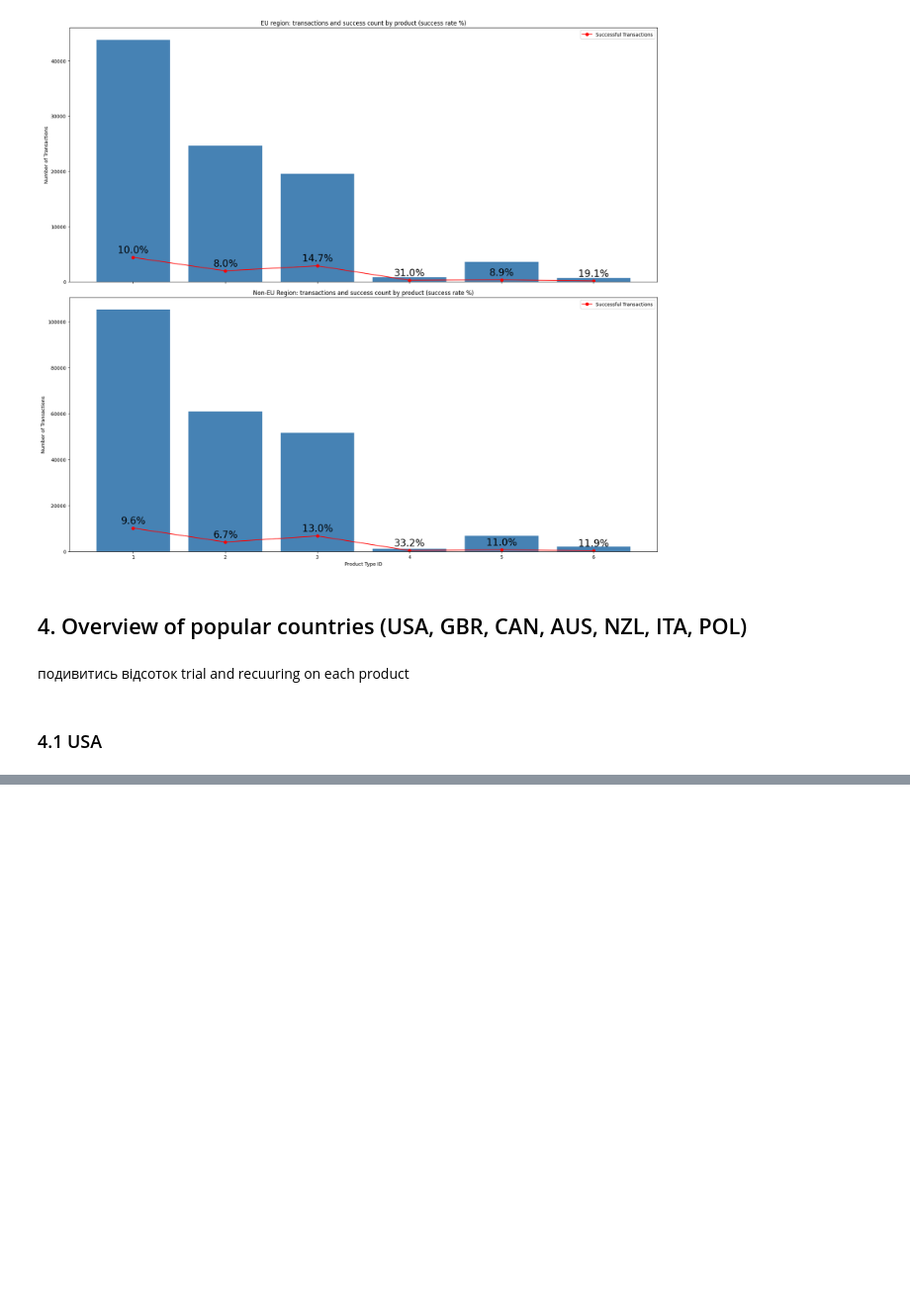
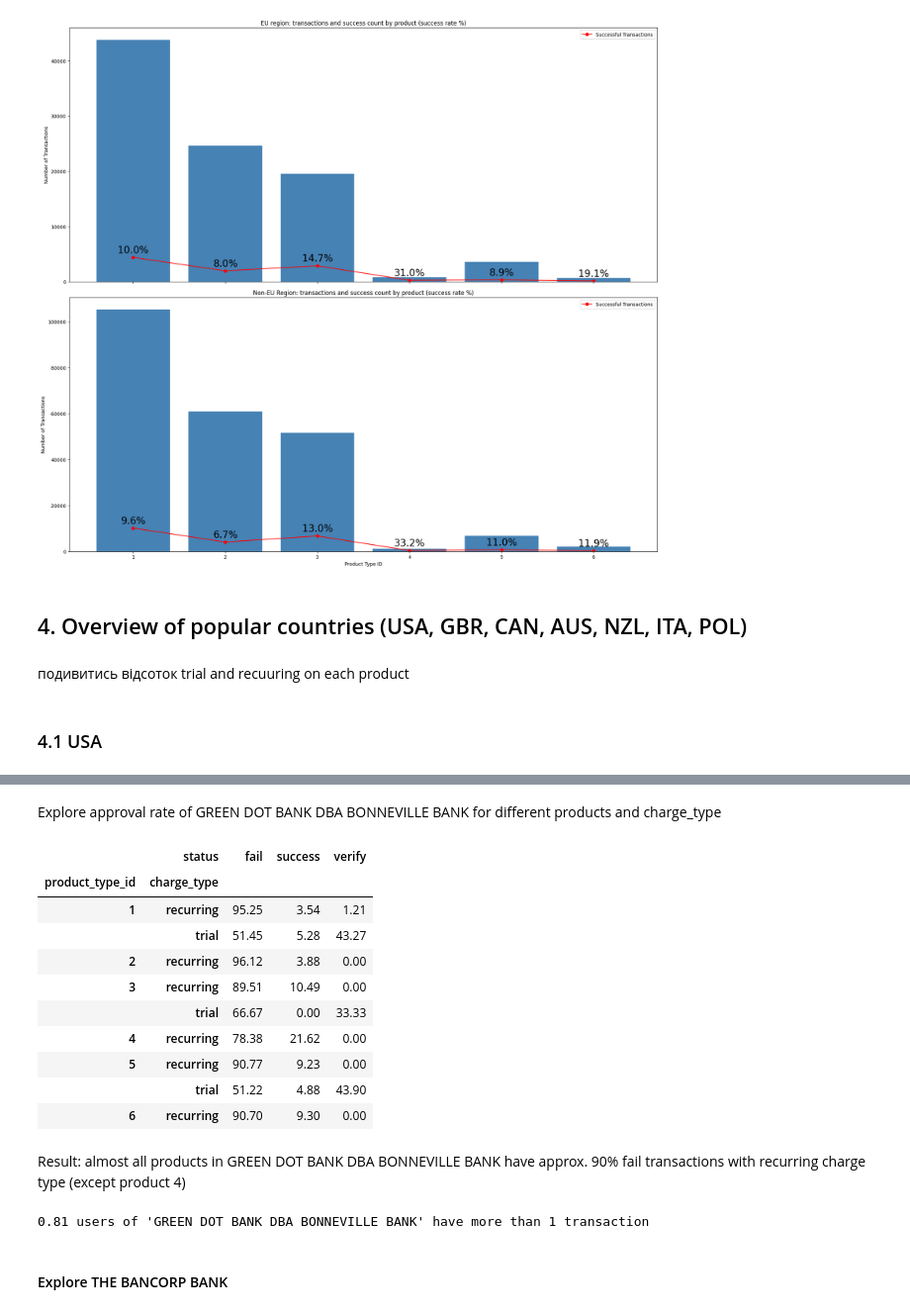
Before and after one commit to darynka-h/-transaction_eda, a Jupyter notebook: appflame_test/transaction_eda.ipynb, the cells around one changed output, grey strips where cells are left out. Shown at 99% size. Saved outputs shown, nothing was run; the diff lists cells and outputs as text; code cells hidden in the pictures; blank space fills up the shorter version.

```diff
--- a/appflame_test/transaction_eda.ipynb
+++ b/appflame_test/transaction_eda.ipynb
@@ -493,0 +445,35 @@ The most subscribed product in non Europe countries 1 (count: 4266)
+# %%
+def trial_recurr_success_rate(df):
+    status_counts = df.groupby(['product_type_id', 'charge_type', 'status'])['order_id'].count().unstack(fill_value=0)
+    status_counts['total'] = status_counts.sum(axis=1)
+
+    status_percent = (status_counts.div(status_counts['total'], axis=0) * 100).round(2)
+    status_percent = status_percent.drop(columns='total')
+
+    return status_percent
+# %% [markdown]
+Explore approval rate of GREEN DOT BANK DBA BONNEVILLE BANK for different products and charge_type
+# %%
+trial_recurr_success_rate(green_bank_usa)
+# %% [output]
+|  | status | fail | success | verify |
+| product_type_id | charge_type |  |  |  |
+| 1 | recurring | 95.25 | 3.54 | 1.21 |
+|  | trial | 51.45 | 5.28 | 43.27 |
+| 2 | recurring | 96.12 | 3.88 | 0.00 |
+| 3 | recurring | 89.51 | 10.49 | 0.00 |
+|  | trial | 66.67 | 0.00 | 33.33 |
+| 4 | recurring | 78.38 | 21.62 | 0.00 |
+| 5 | recurring | 90.77 | 9.23 | 0.00 |
+|  | trial | 51.22 | 4.88 | 43.90 |
+| 6 | recurring | 90.70 | 9.30 | 0.00 |
+# %% [markdown]
+Result: almost all products in GREEN DOT BANK DBA BONNEVILLE BANK have approx. 90% fail transactions with recurring charge type (except product 4)
+# %%
+green_bank_usa_users = green_bank_usa.groupby('user_id')["order_id"].count().sort_values(ascending=False)
+active_users = green_bank_usa_users[green_bank_usa_users >= 2].index
+print(f"{active_users.shape[0]/4096:.2f} users of 'GREEN DOT BANK DBA BONNEVILLE BANK' have more than 1 transaction")
+# %% [output]
+0.81 users of 'GREEN DOT BANK DBA BONNEVILLE BANK' have more than 1 transaction
+# %% [markdown]
+#### Explore THE BANCORP BANK
```
Also changed, not shown: parts of 18 cells of this notebook.
